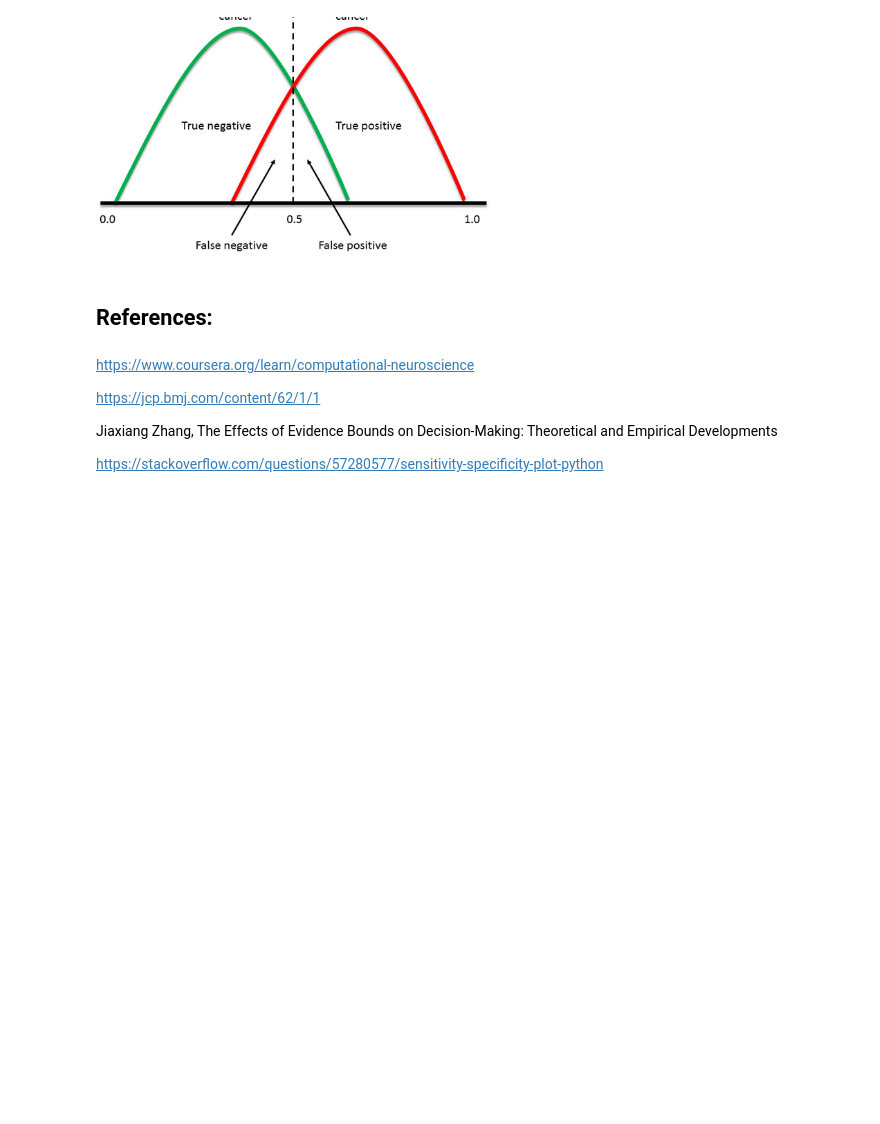
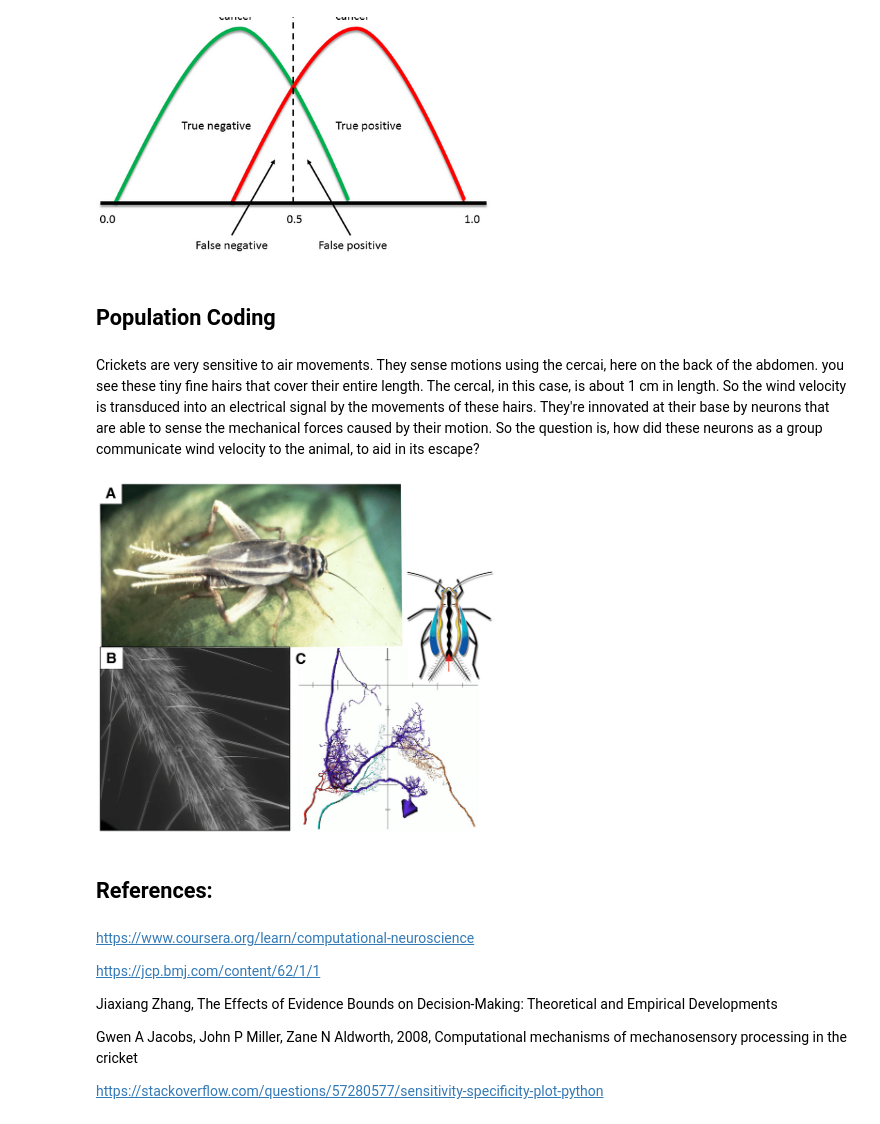
Before and after one commit to mhmdrdwn/com-neuro, a Jupyter notebook: week3.ipynb, the cells around one changed output. Drawn from its saved outputs; the diff is of its cells as text; code cells hidden in the pictures; blank space fills up the shorter version.

Commit message:
start pop coding

```diff
--- a/week3.ipynb
+++ b/week3.ipynb
@@ -29,6 +29,14 @@ Image(filename= "coherence.png", width=400)
 Image(filename= "dist_overlap.png", width=400)
 # %% [output]
 [figure]
+# %% [markdown]
+## Population Coding
+# %% [markdown]
+Crickets are very sensitive to air movements. They sense motions using the cercai, here on the back of the abdomen. you see these tiny fine hairs that cover their entire length. The cercal, in this case, is about 1 cm in length. So the wind velocity is transduced into an electrical signal by the movements of these hairs. They're innovated at their base by neurons that are able to sense the mechanical forces caused by their motion. So the question is, how did these neurons as a group communicate wind velocity to the animal, to aid in its escape?
+# %%
+Image(filename= "cricket.png", width=400)
+# %% [output]
+[figure, added]
 # %% [markdown]
 ## References:
 # %% [markdown]
@@ -38,4 +46,6 @@ https://jcp.bmj.com/content/62/1/1
 
 Jiaxiang Zhang, The Effects of Evidence Bounds on Decision-Making: Theoretical and Empirical Developments
 
+Gwen A Jacobs, John P Miller, Zane N Aldworth, 2008, Computational mechanisms of mechanosensory processing in the cricket
+
 https://stackoverflow.com/questions/57280577/sensitivity-specificity-plot-python
```
